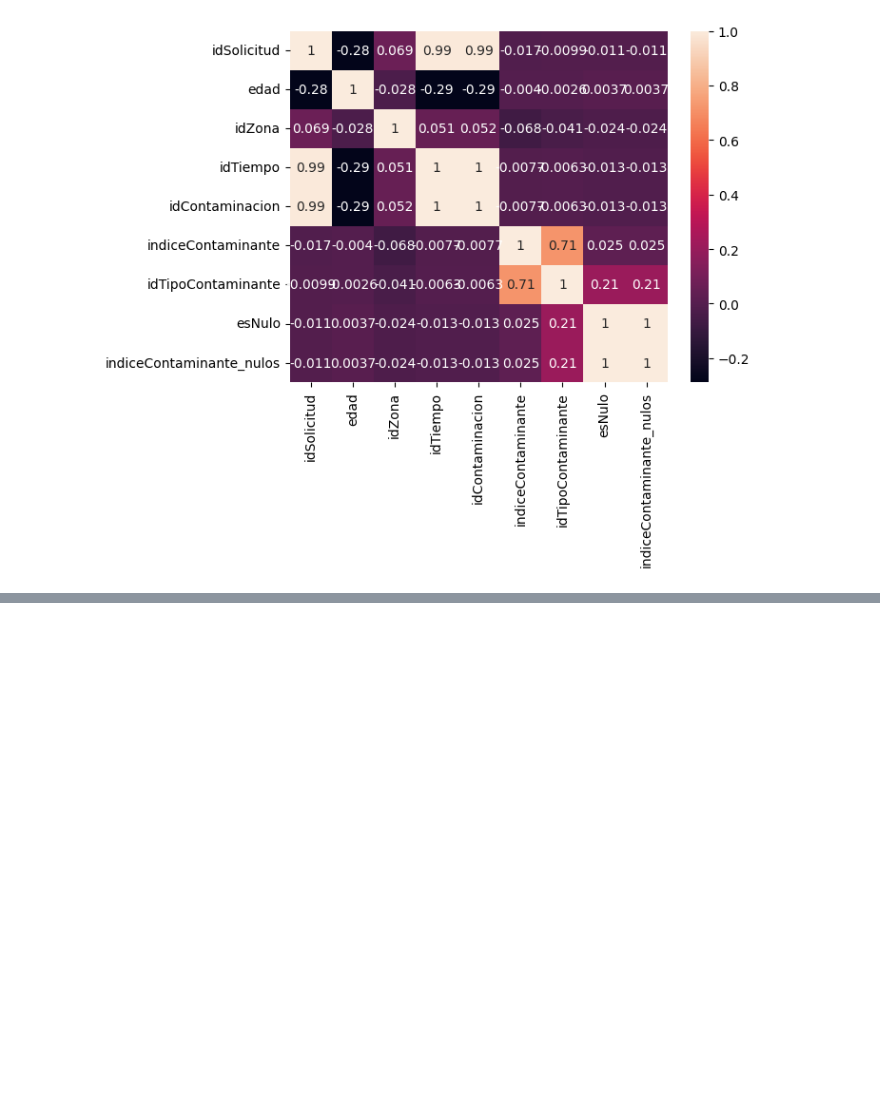
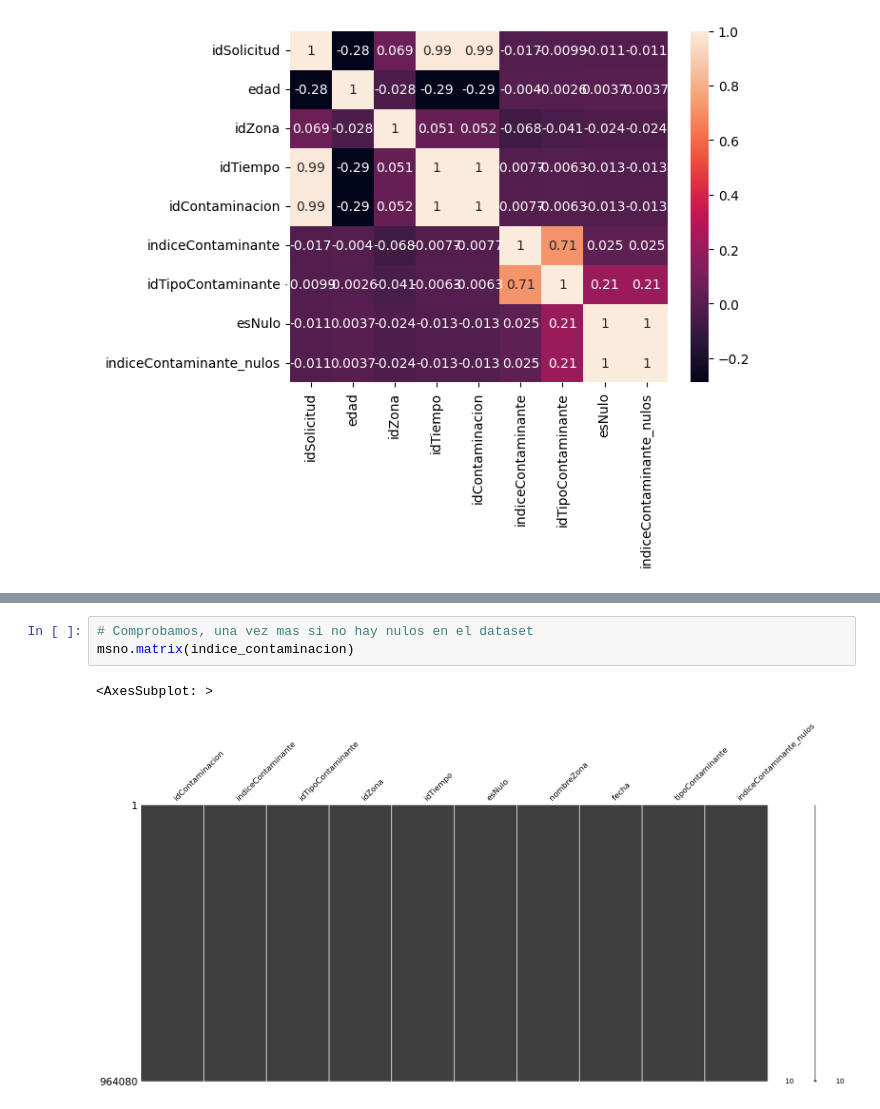
Before and after one commit to Vapss/Modelo-ML-IA-DataMining, a Jupyter notebook: TratamientoYModelo.ipynb, the cells around one changed output, grey strips where cells are left out. Saved outputs shown, nothing was run; the diff lists cells and outputs as text; blank space fills up the shorter version.

```diff
--- a/TratamientoYModelo.ipynb
+++ b/TratamientoYModelo.ipynb
@@ -486,0 +341,6 @@ Coeficiente de determinación: 0.5732772976119855
+# %%
+# Comprobamos, una vez mas si no hay nulos en el dataset
+msno.matrix(indice_contaminacion)
+# %% [output]
+<AxesSubplot: >
+[figure, added]
```
Also changed, not shown: parts of 30 cells of this notebook, 10 other files.
